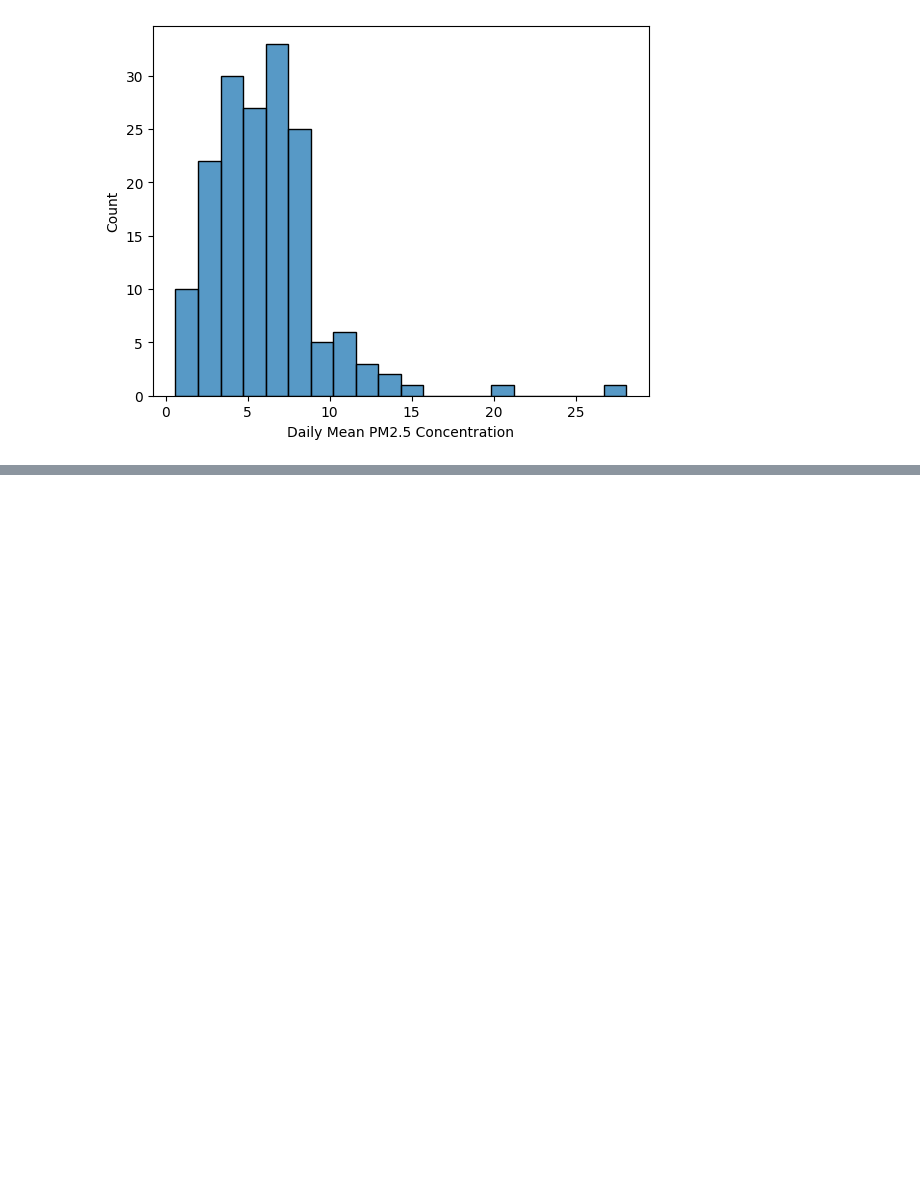
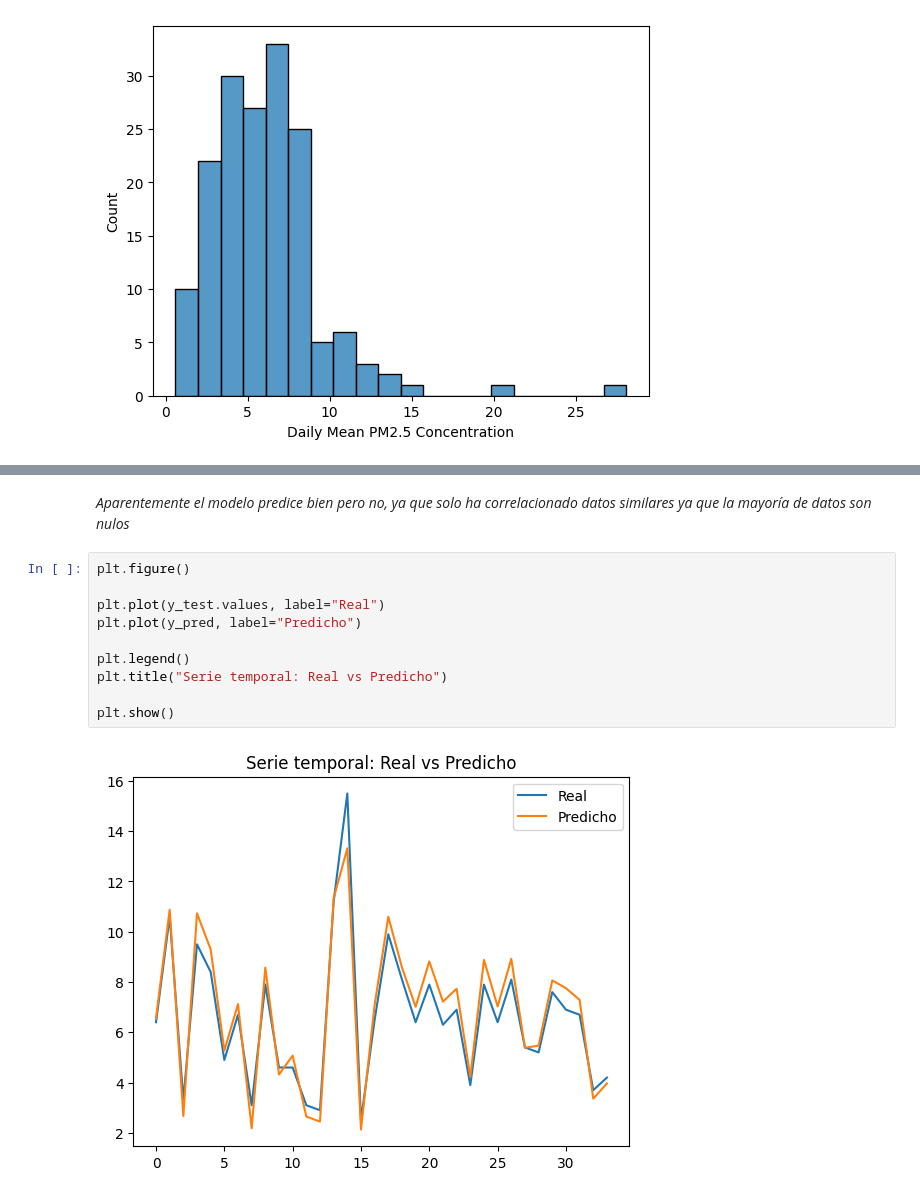
Before and after one commit to Fx2048/PI_Equipo04, a Jupyter notebook: Proyectos_de_ingenieria1/Talleres/Informe_Componentes_aire_Regresión_Lineal/INFORME_2_MAYORI_TURIN.ipynb, the cells around one changed output, grey strips where cells are left out. Drawn from its saved outputs; the diff is of its cells as text; blank space fills up the shorter version.

```diff
--- a/Proyectos_de_ingenieria1/Talleres/Informe_Componentes_aire_Regresión_Lineal/INFORME_2_MAYORI_TURIN.ipynb
+++ b/Proyectos_de_ingenieria1/Talleres/Informe_Componentes_aire_Regresión_Lineal/INFORME_2_MAYORI_TURIN.ipynb
@@ -150,0 +264,14 @@ sns.histplot(df["Daily Mean PM2.5 Concentration"])
+# %% [markdown]
+*Aparentemente el modelo predice bien pero no, ya que solo ha correlacionado datos similares ya que la mayoría de datos son nulos*
+# %%
+plt.figure()
+
+plt.plot(y_test.values, label="Real")
+plt.plot(y_pred, label="Predicho")
+
+plt.legend()
+plt.title("Serie temporal: Real vs Predicho")
+
+plt.show()
+# %% [output]
+[figure, added]
```
Also changed, not shown: parts of 13 cells of this notebook.
